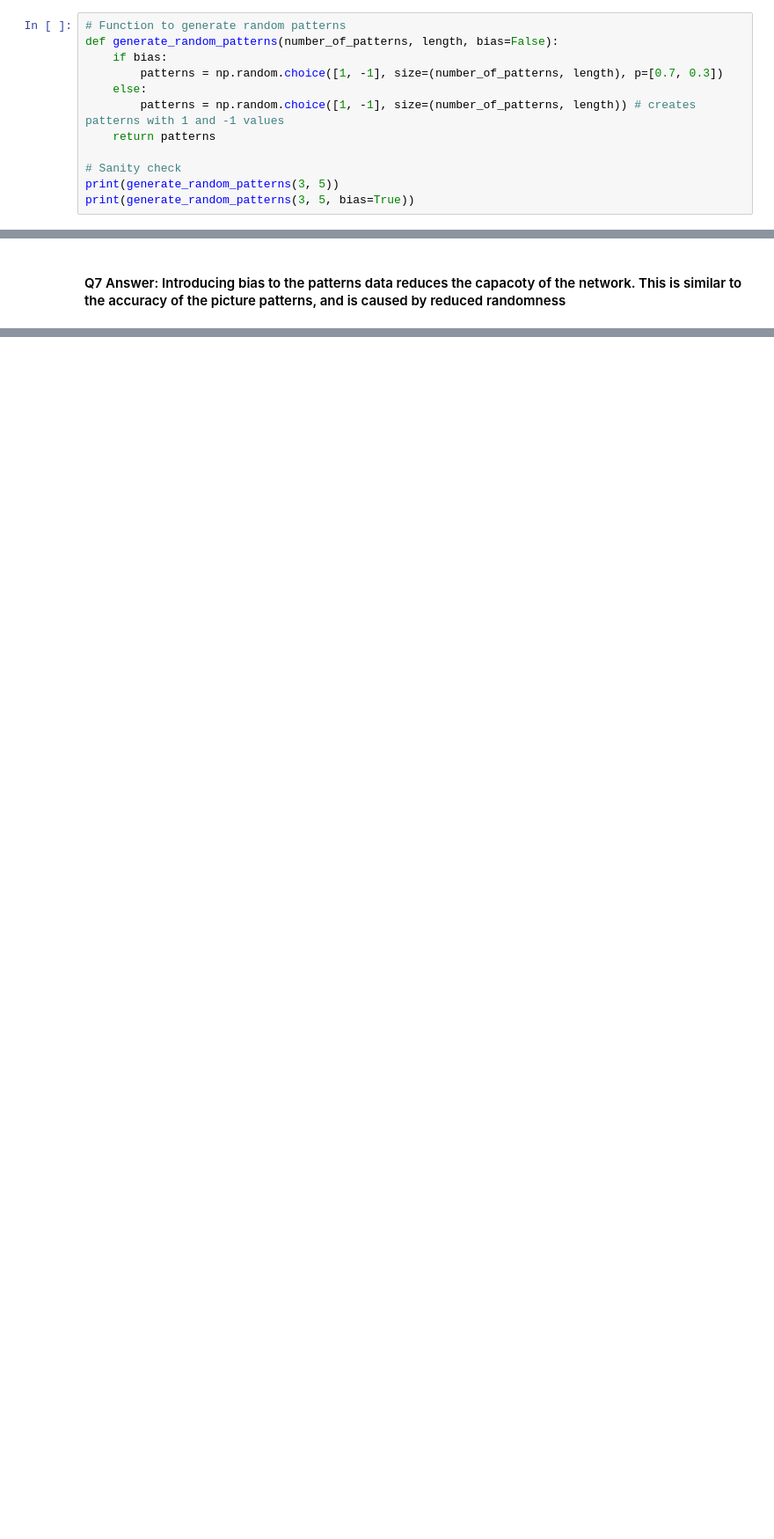
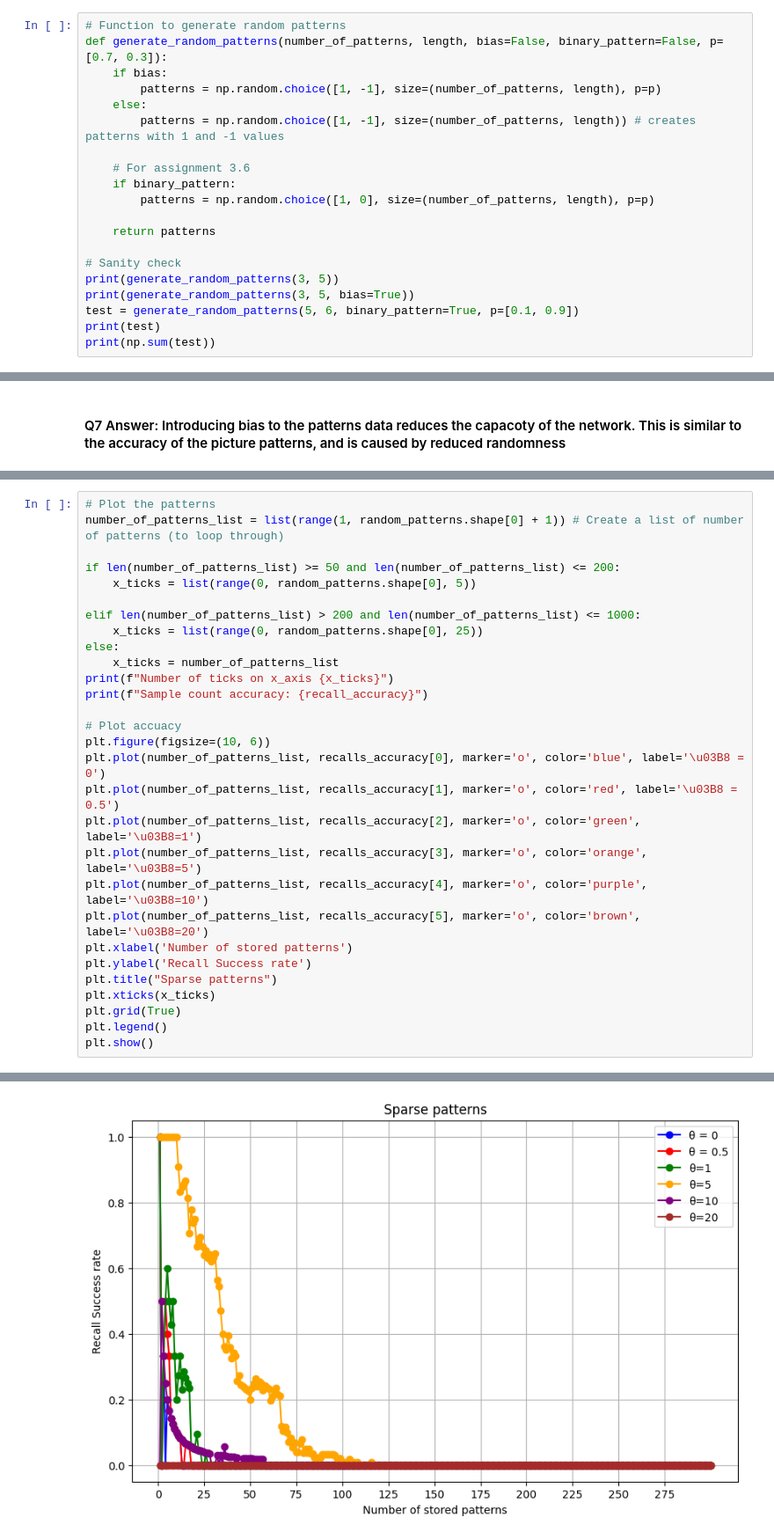
Before and after one commit to sebastians1999/DD2437_ANNs, a Jupyter notebook: lab3/hopfield_nets.ipynb, the cells around one changed output, grey strips where cells are left out. Shown at 88% size. Cells and saved outputs as stored; diff of their text form; blank space fills up the shorter version.

Commit message:
Code for assignment 3.5 and 3.6 complete

```diff
--- a/lab3/hopfield_nets.ipynb
+++ b/lab3/hopfield_nets.ipynb
@@ -1112,14 +1118,22 @@ check_capacity(pic_data, noise_inclusion=0.1) # 10% noise
 #### Q2 code: Repeat with a few random patterns instead of pictures
 # %%
 # Function to generate random patterns
-def generate_random_patterns(number_of_patterns, length, bias=False):
+def generate_random_patterns(number_of_patterns, length, bias=False, binary_pattern=False, p=[0.7, 0.3]):
     if bias:
-        patterns = np.random.choice([1, -1], size=(number_of_patterns, length), p=[0.7, 0.3])
+        patterns = np.random.choice([1, -1], size=(number_of_patterns, length), p=p)
     else:
         patterns = np.random.choice([1, -1], size=(number_of_patterns, length)) # creates patterns with 1 and -1 values
+
+    # For assignment 3.6
+    if binary_pattern:
+        patterns = np.random.choice([1, 0], size=(number_of_patterns, length), p=p)
+
     return patterns
 
 # Sanity check
 print(generate_random_patterns(3, 5))
 print(generate_random_patterns(3, 5, bias=True))
+test = generate_random_patterns(5, 6, binary_pattern=True, p=[0.1, 0.9])
+print(test)
+print(np.sum(test))
 # %% [output]
@@ -1216,0 +1326,30 @@ Sample count accuracy: [1.0, 1.0, 1.0, 1.0, 0.8, 0.0, 0.14285714285714285, 0.0,
+# %%
+# Plot the patterns
+number_of_patterns_list = list(range(1, random_patterns.shape[0] + 1)) # Create a list of number of patterns (to loop through)
+
+if len(number_of_patterns_list) >= 50 and len(number_of_patterns_list) <= 200:
+    x_ticks = list(range(0, random_patterns.shape[0], 5))
+
+elif len(number_of_patterns_list) > 200 and len(number_of_patterns_list) <= 1000:
+    x_ticks = list(range(0, random_patterns.shape[0], 25))
+else:
+    x_ticks = number_of_patterns_list
+print(f"Number of ticks on x_axis {x_ticks}")
+print(f"Sample count accuracy: {recall_accuracy}")
+
+# Plot accuacy
+plt.figure(figsize=(10, 6))
+plt.plot(number_of_patterns_list, recalls_accuracy[0], marker='o', color='blue', label='\u03B8 = 0')
+plt.plot(number_of_patterns_list, recalls_accuracy[1], marker='o', color='red', label='\u03B8 = 0.5')
+plt.plot(number_of_patterns_list, recalls_accuracy[2], marker='o', color='green', label='\u03B8=1')
+plt.plot(number_of_patterns_list, recalls_accuracy[3], marker='o', color='orange', label='\u03B8=5')
+plt.plot(number_of_patterns_list, recalls_accuracy[4], marker='o', color='purple', label='\u03B8=10')
+plt.plot(number_of_patterns_list, recalls_accuracy[5], marker='o', color='brown', label='\u03B8=20')
+plt.xlabel('Number of stored patterns')
+plt.ylabel('Recall Success rate')
+plt.title("Sparse patterns")
+plt.xticks(x_ticks)
+plt.grid(True)
+plt.legend()
+plt.show()
+# %% [output]
@@ -1216,0 +1358 @@ Sample count accuracy: [1.0, 1.0, 1.0, 1.0, 0.8, 0.0, 0.14285714285714285, 0.0,
+[figure, added]
```
Also changed, not shown: parts of 30 cells of this notebook.
